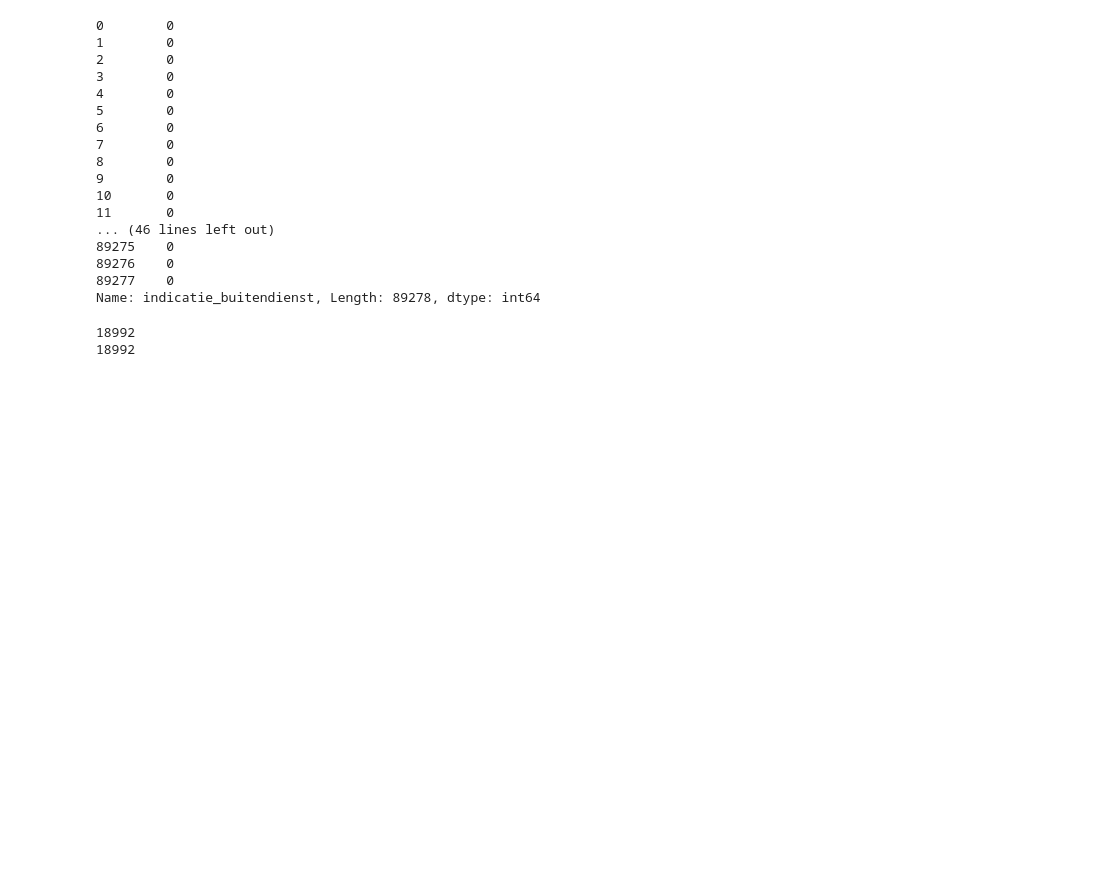
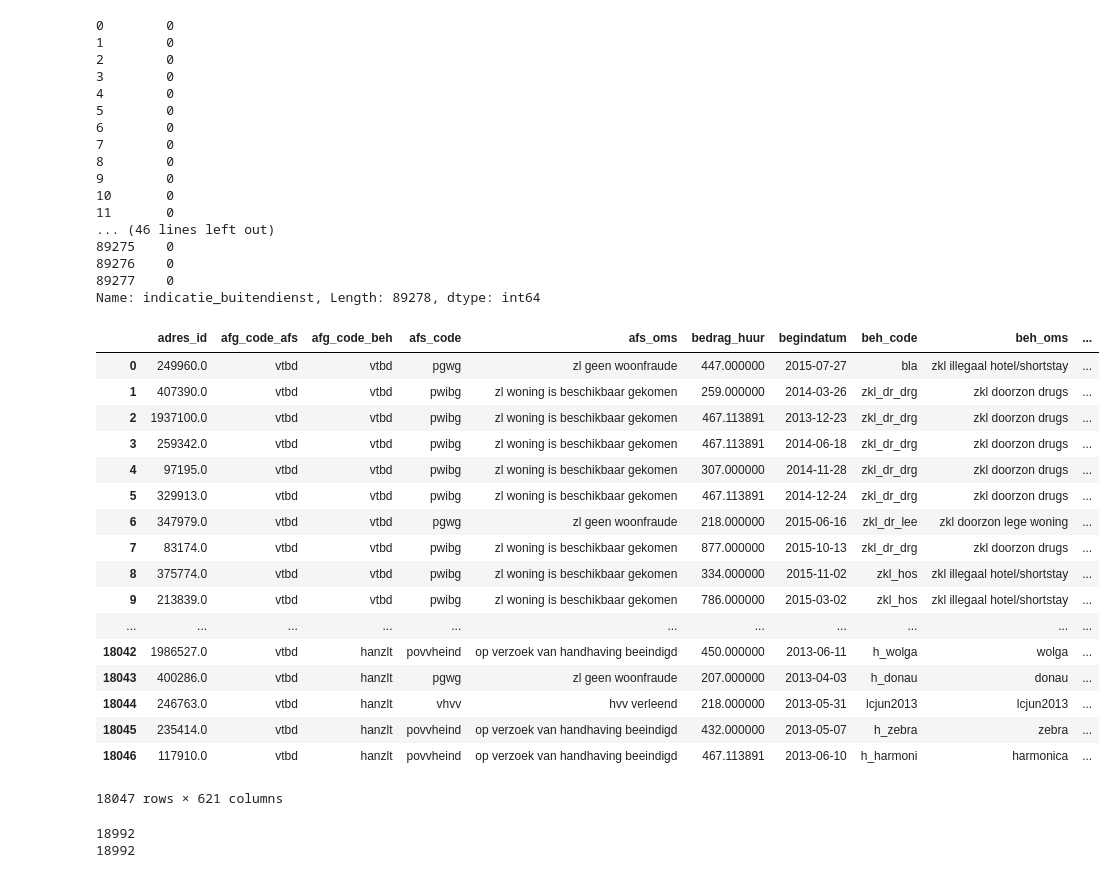
Before and after one commit to petercuret/woonfraude, a Jupyter notebook: notebooks/data_kwaliteit_analyse.ipynb, the cells around one changed output. Cells and saved outputs as stored; diff of their text form; code cells hidden in the pictures; blank space fills up the shorter version.

```diff
--- a/notebooks/data_kwaliteit_analyse.ipynb
+++ b/notebooks/data_kwaliteit_analyse.ipynb
@@ -448,0 +27,9 @@ stadia = stadiaDataset.data
+# %%
+# Create dataset object.
+zakenDataset = ZakenDataset()
+
+# Load data from file.
+zakenDataset.load('final')
+
+# Assign dataframe to "zaken" variable for easy access.
+zaken = zakenDataset.data
@@ -552,3 +141,27 @@ zaken_totaal['indicatie_buitendienst_belopen'] = zaken_totaal.apply(BD_belopen,
+# %%
+# zaken.loc[0]['beh_code'] = 'test'
+zaken.loc[0, 'beh_code'] = 'bla'
+# %%
+zaken
+# %% [output]
+|  | adres_id | afg_code_afs | afg_code_beh | afs_code | afs_oms | bedrag_huur | begindatum | beh_code | beh_oms | ... |
+| 0 | 249960.0 | vtbd | vtbd | pgwg | zl geen woonfraude | 447.000000 | 2015-07-27 | bla | zkl illegaal hotel/shortstay | ... |
+| 1 | 407390.0 | vtbd | vtbd | pwibg | zl woning is beschikbaar gekomen | 259.000000 | 2014-03-26 | zkl_dr_drg | zkl doorzon drugs | ... |
+| 2 | 1937100.0 | vtbd | vtbd | pwibg | zl woning is beschikbaar gekomen | 467.113891 | 2013-12-23 | zkl_dr_drg | zkl doorzon drugs | ... |
+| 3 | 259342.0 | vtbd | vtbd | pwibg | zl woning is beschikbaar gekomen | 467.113891 | 2014-06-18 | zkl_dr_drg | zkl doorzon drugs | ... |
+| 4 | 97195.0 | vtbd | vtbd | pwibg | zl woning is beschikbaar gekomen | 307.000000 | 2014-11-28 | zkl_dr_drg | zkl doorzon drugs | ... |
+| 5 | 329913.0 | vtbd | vtbd | pwibg | zl woning is beschikbaar gekomen | 467.113891 | 2014-12-24 | zkl_dr_drg | zkl doorzon drugs | ... |
+| 6 | 347979.0 | vtbd | vtbd | pgwg | zl geen woonfraude | 218.000000 | 2015-06-16 | zkl_dr_lee | zkl doorzon lege woning | ... |
+| 7 | 83174.0 | vtbd | vtbd | pwibg | zl woning is beschikbaar gekomen | 877.000000 | 2015-10-13 | zkl_dr_drg | zkl doorzon drugs | ... |
+| 8 | 375774.0 | vtbd | vtbd | pwibg | zl woning is beschikbaar gekomen | 334.000000 | 2015-11-02 | zkl_hos | zkl illegaal hotel/shortstay | ... |
+| 9 | 213839.0 | vtbd | vtbd | pwibg | zl woning is beschikbaar gekomen | 786.000000 | 2015-03-02 | zkl_hos | zkl illegaal hotel/shortstay | ... |
+| ... | ... | ... | ... | ... | ... | ... | ... | ... | ... | ... |
+| 18042 | 1986527.0 | vtbd | hanzlt | povvheind | op verzoek van handhaving beeindigd | 450.000000 | 2013-06-11 | h_wolga | wolga | ... |
+| 18043 | 400286.0 | vtbd | hanzlt | pgwg | zl geen woonfraude | 207.000000 | 2013-04-03 | h_donau | donau | ... |
+| 18044 | 246763.0 | vtbd | hanzlt | vhvv | hvv verleend | 218.000000 | 2013-05-31 | lcjun2013 | lcjun2013 | ... |
+| 18045 | 235414.0 | vtbd | hanzlt | povvheind | op verzoek van handhaving beeindigd | 432.000000 | 2013-05-07 | h_zebra | zebra | ... |
+| 18046 | 117910.0 | vtbd | hanzlt | povvheind | op verzoek van handhaving beeindigd | 467.113891 | 2013-06-10 | h_harmoni | harmonica | ... |
+18047 rows × 621 columns
 # %%
 BD_opgevoerd = sum(zaken_totaal['indicatie_buitendienst'])
 BD_belopen = sum(zaken_totaal['indicatie_buitendienst_belopen'])
```
Also changed, not shown: parts of 27 cells of this notebook.
